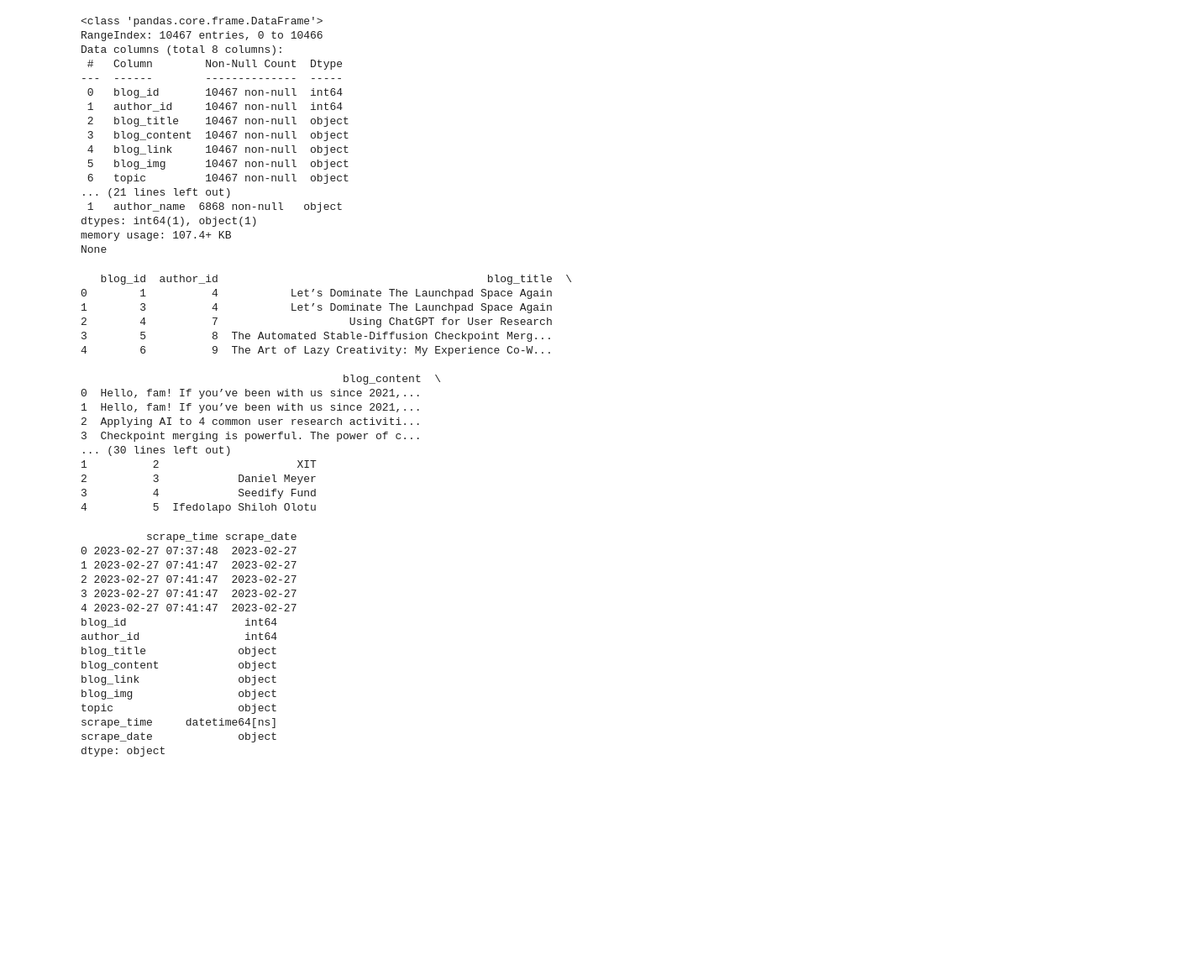
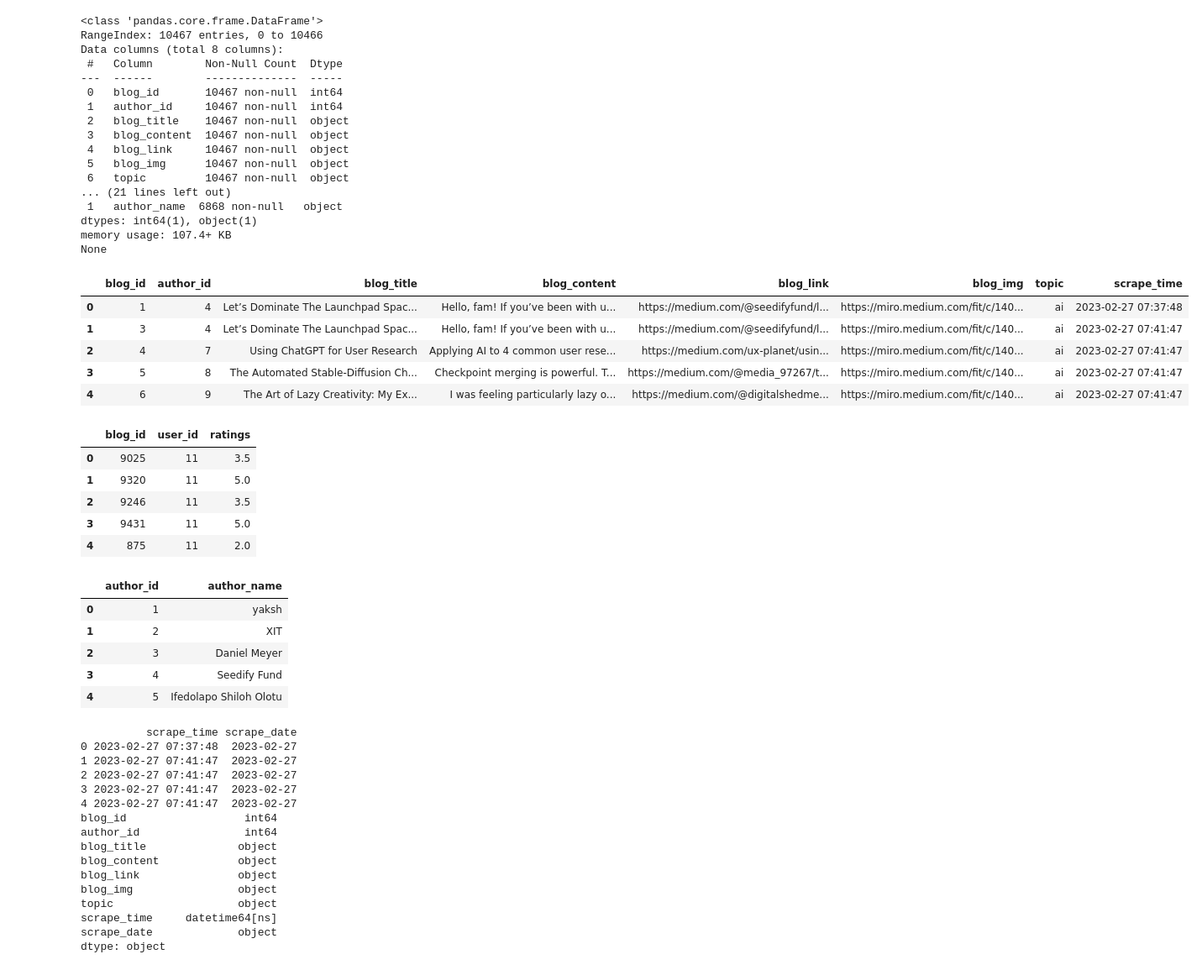
Before and after one commit to ayoubchamakhi/BlogRecommendation, a Jupyter notebook: src/notebooks/EDA.ipynb, the cells around one changed output. Shown at 84% size. Drawn from its saved outputs; the diff is of its cells as text; code cells hidden in the pictures; blank space fills up the shorter version.

```diff
--- a/src/notebooks/EDA.ipynb
+++ b/src/notebooks/EDA.ipynb
@@ -512,25 +549,26 @@ def run_eda_pipeline():
 # %%
-print(blogs.head())
-print(ratings.head())
-print(authors.head())
+display(blogs.head())
+display(ratings.head())
+display(authors.head())
 # %% [output]
-   blog_id  author_id                                         blog_title  \
-0        1          4           Let’s Dominate The Launchpad Space Again
-1        3          4           Let’s Dominate The Launchpad Space Again
-2        4          7                    Using ChatGPT for User Research
-3        5          8  The Automated Stable-Diffusion Checkpoint Merg...
-4        6          9  The Art of Lazy Creativity: My Experience Co-W...
-
-                                        blog_content  \
-0  Hello, fam! If you’ve been with us since 2021,...
-1  Hello, fam! If you’ve been with us since 2021,...
-2  Applying AI to 4 common user research activiti...
-3  Checkpoint merging is powerful. The power of c...
-... (30 lines left out)
-1          2                     XIT
-2          3            Daniel Meyer
-3          4            Seedify Fund
-4          5  Ifedolapo Shiloh Olotu
+|  | blog_id | author_id | blog_title | blog_content | blog_link | blog_img | topic | scrape_time |
+| 0 | 1 | 4 | Let’s Dominate The Launchpad Spac... | Hello, fam! If you’ve been with u... | https://medium.com/@seedifyfund/l... | https://miro.medium.com/fit/c/140... | ai | 2023-02-27 07:37:48 |
+| 1 | 3 | 4 | Let’s Dominate The Launchpad Spac... | Hello, fam! If you’ve been with u... | https://medium.com/@seedifyfund/l... | https://miro.medium.com/fit/c/140... | ai | 2023-02-27 07:41:47 |
+| 2 | 4 | 7 | Using ChatGPT for User Research | Applying AI to 4 common user rese... | https://medium.com/ux-planet/usin... | https://miro.medium.com/fit/c/140... | ai | 2023-02-27 07:41:47 |
+| 3 | 5 | 8 | The Automated Stable-Diffusion Ch... | Checkpoint merging is powerful. T... | https://medium.com/@media_97267/t... | https://miro.medium.com/fit/c/140... | ai | 2023-02-27 07:41:47 |
+| 4 | 6 | 9 | The Art of Lazy Creativity: My Ex... | I was feeling particularly lazy o... | https://medium.com/@digitalshedme... | https://miro.medium.com/fit/c/140... | ai | 2023-02-27 07:41:47 |
+|  | blog_id | user_id | ratings |
+| 0 | 9025 | 11 | 3.5 |
+| 1 | 9320 | 11 | 5.0 |
+| 2 | 9246 | 11 | 3.5 |
+| 3 | 9431 | 11 | 5.0 |
+| 4 | 875 | 11 | 2.0 |
+|  | author_id | author_name |
+| 0 | 1 | yaksh |
+| 1 | 2 | XIT |
+| 2 | 3 | Daniel Meyer |
+| 3 | 4 | Seedify Fund |
+| 4 | 5 | Ifedolapo Shiloh Olotu |
 # %%
 blogs_processed = preprocess_blogs(blogs)
 print(blogs_processed[["scrape_time", "scrape_date"]].head())
```
Also changed, not shown: parts of 9 cells of this notebook, 8 other files.
